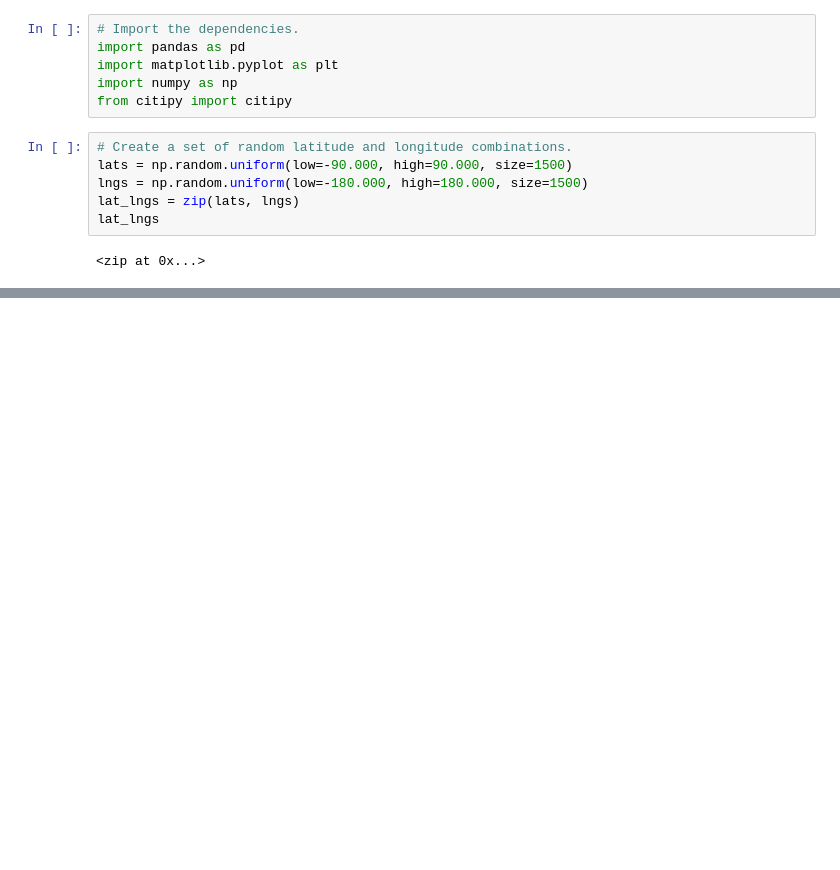
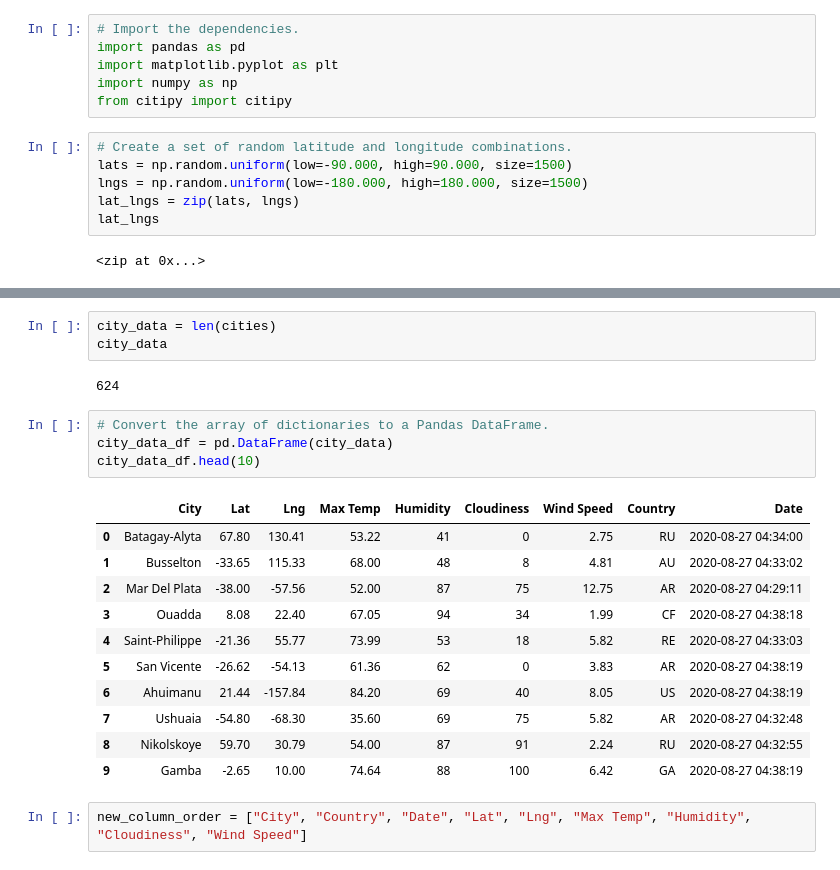
Before and after one commit to SScott08/World_Weather_Analysis, a Jupyter notebook: WeatherPy.ipynb, the cells around one changed output, grey strips where cells are left out. Saved outputs shown, nothing was run; the diff lists cells and outputs as text; blank space fills up the shorter version.

```diff
--- a/WeatherPy.ipynb
+++ b/WeatherPy.ipynb
@@ -50,0 +184,23 @@ len(cities)
+# %%
+city_data = len(cities)
+city_data
+# %% [output]
+624
+# %%
+# Convert the array of dictionaries to a Pandas DataFrame.
+city_data_df = pd.DataFrame(city_data)
+city_data_df.head(10)
+# %% [output]
+|  | City | Lat | Lng | Max Temp | Humidity | Cloudiness | Wind Speed | Country | Date |
+| 0 | Batagay-Alyta | 67.80 | 130.41 | 53.22 | 41 | 0 | 2.75 | RU | 2020-08-27 04:34:00 |
+| 1 | Busselton | -33.65 | 115.33 | 68.00 | 48 | 8 | 4.81 | AU | 2020-08-27 04:33:02 |
+| 2 | Mar Del Plata | -38.00 | -57.56 | 52.00 | 87 | 75 | 12.75 | AR | 2020-08-27 04:29:11 |
+| 3 | Ouadda | 8.08 | 22.40 | 67.05 | 94 | 34 | 1.99 | CF | 2020-08-27 04:38:18 |
+| 4 | Saint-Philippe | -21.36 | 55.77 | 73.99 | 53 | 18 | 5.82 | RE | 2020-08-27 04:33:03 |
+| 5 | San Vicente | -26.62 | -54.13 | 61.36 | 62 | 0 | 3.83 | AR | 2020-08-27 04:38:19 |
+| 6 | Ahuimanu | 21.44 | -157.84 | 84.20 | 69 | 40 | 8.05 | US | 2020-08-27 04:38:19 |
+| 7 | Ushuaia | -54.80 | -68.30 | 35.60 | 69 | 75 | 5.82 | AR | 2020-08-27 04:32:48 |
+| 8 | Nikolskoye | 59.70 | 30.79 | 54.00 | 87 | 91 | 2.24 | RU | 2020-08-27 04:32:55 |
+| 9 | Gamba | -2.65 | 10.00 | 74.64 | 88 | 100 | 6.42 | GA | 2020-08-27 04:38:19 |
+# %%
+new_column_order = ["City", "Country", "Date", "Lat", "Lng", "Max Temp", "Humidity", "Cloudiness", "Wind Speed"]
```
Also changed, not shown: parts of 9 cells of this notebook, 3 other files.
